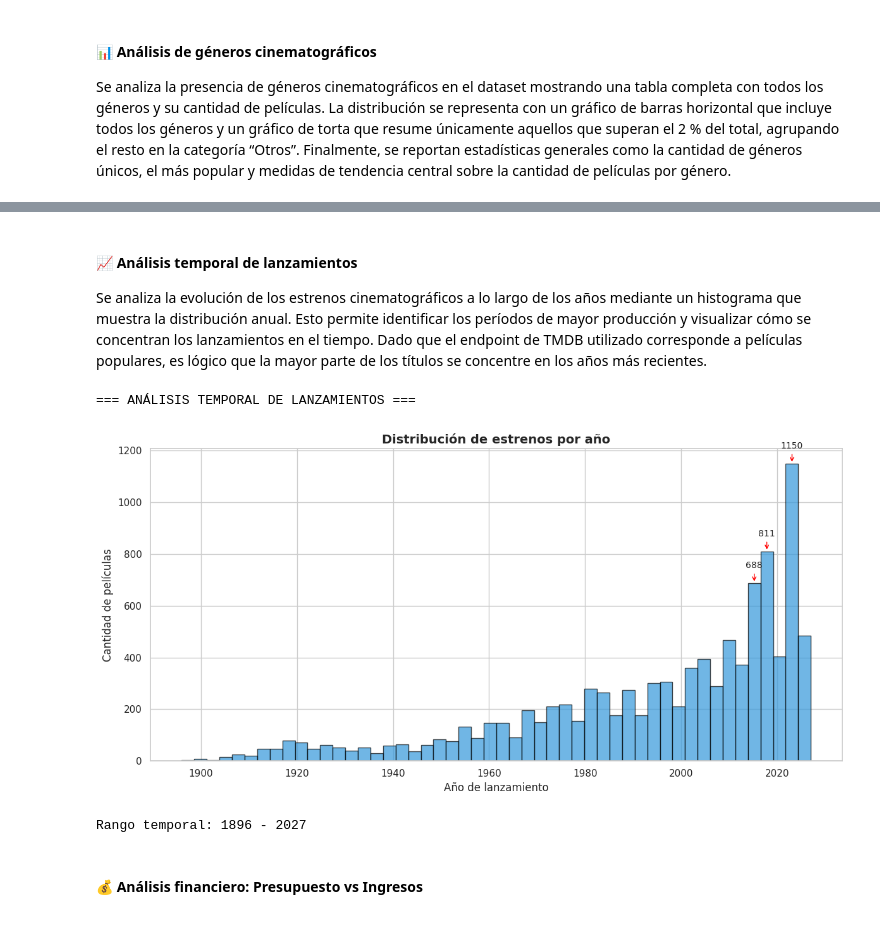
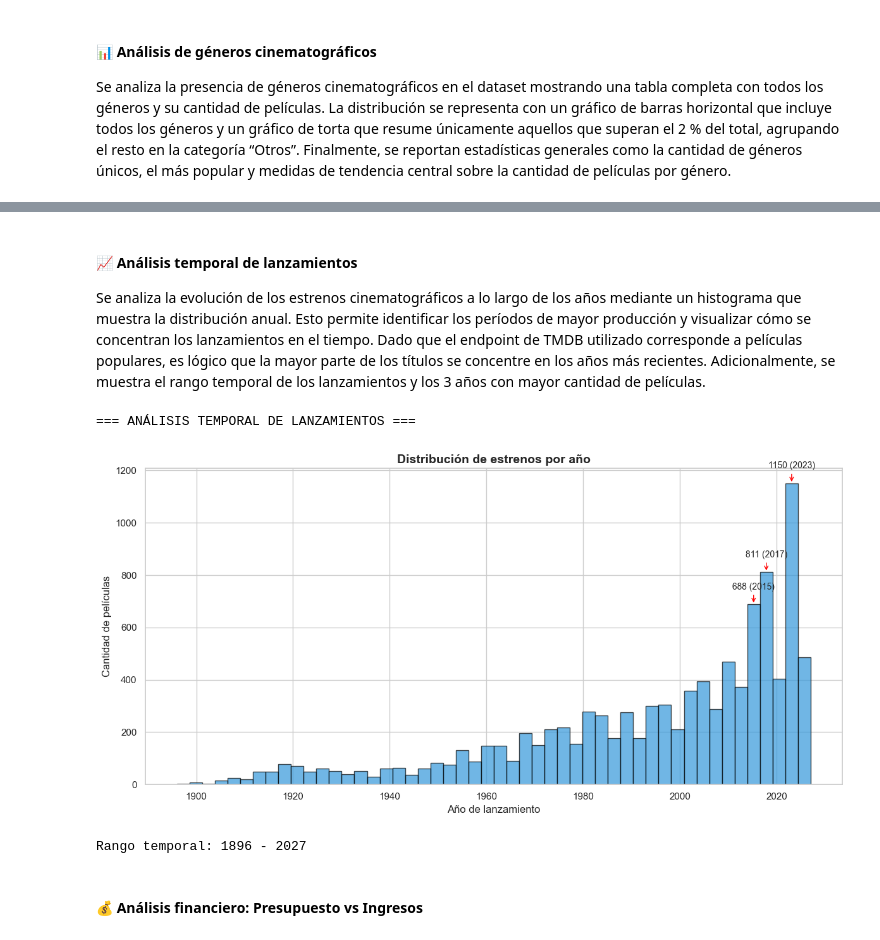
Before and after one commit to david-wis/filmining-scraper, a Jupyter notebook: notebooks/tp2.ipynb, the cells around one changed output, grey strips where cells are left out. Saved outputs shown, nothing was run; the diff lists cells and outputs as text; code cells hidden in the pictures.

```diff
--- a/notebooks/tp2.ipynb
+++ b/notebooks/tp2.ipynb
@@ -683,6 +680,7 @@ Mediana de películas por género: 812.0
 # %% [markdown]
 #### 📈 Análisis temporal de lanzamientos
 Se analiza la evolución de los estrenos cinematográficos a lo largo de los años mediante un histograma que muestra la distribución anual. Esto permite identificar los períodos de mayor producción y visualizar cómo se concentran los lanzamientos en el tiempo. Dado que el endpoint de TMDB utilizado corresponde a películas populares, es lógico que la mayor parte de los títulos se concentre en los años más recientes.
+Adicionalmente, se muestra el rango temporal de los lanzamientos y los 3 años con mayor cantidad de películas.
 # %%
 # --- Análisis temporal ---
 print("=== ANÁLISIS TEMPORAL DE LANZAMIENTOS ===")
@@ -704,35 +702,36 @@ if 'release_date' in df_movies.columns:
             movies_with_dates['release_year'],
             bins=50, alpha=0.7, edgecolor='black', color="#3498db"
         )
         plt.title('Distribución de estrenos por año', fontsize=14, fontweight="bold")
         plt.xlabel('Año de lanzamiento')
         plt.ylabel('Cantidad de películas')
 
         # Top 3 bins con anotaciones
         top3_idx = n.argsort()[-3:][::-1]
         for idx in top3_idx:
             bin_center = (bins[idx] + bins[idx+1]) / 2
+            year = int(bin_center)
             plt.annotate(
-                f"{int(n[idx])}",
+                f"{int(n[idx])} ({year})",
                 xy=(bin_center, n[idx]),
                 xytext=(bin_center, n[idx] + max(n) * 0.05),
                 ha="center", fontsize=10,
                 arrowprops=dict(arrowstyle="->", color="red")
             )
 
         plt.tight_layout()
         plt.show()
 
         # Estadísticas temporales
         print(f"Rango temporal: {movies_with_dates['release_year'].min()} - {movies_with_dates['release_year'].max()}")
 
     else:
         print("No hay fechas de lanzamiento válidas en el dataset")
 else:
     print("No se encontró la columna 'release_date' en el dataset")
 # %% [output]
 === ANÁLISIS TEMPORAL DE LANZAMIENTOS ===
-[figure, old version]
+[figure, new version]
 Rango temporal: 1896 - 2027
 # %% [markdown]
 #### 💰 Análisis financiero: Presupuesto vs Ingresos
```
Also changed, not shown: parts of 12 cells of this notebook.
